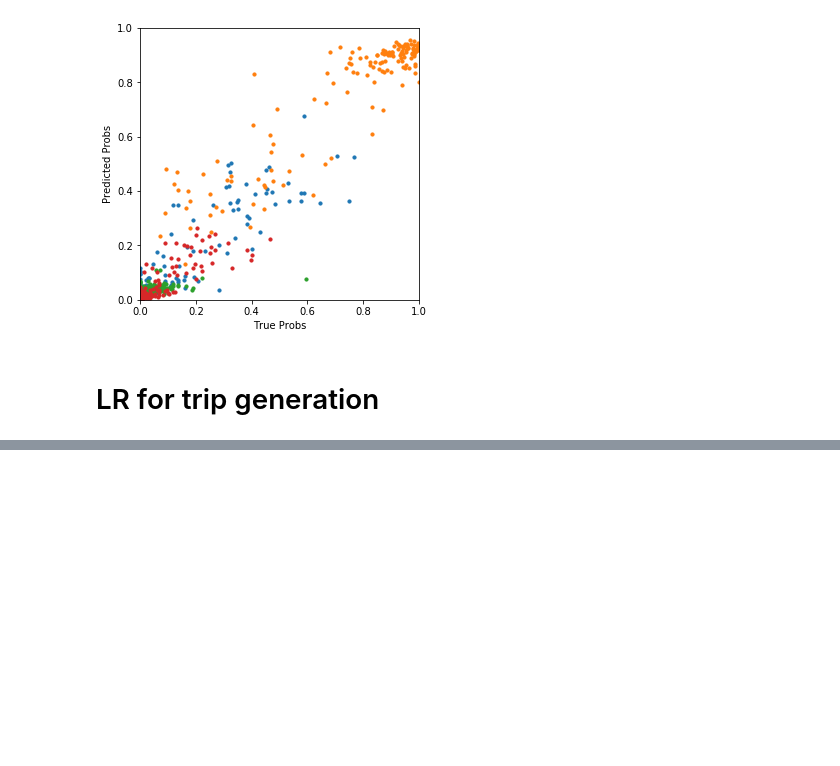
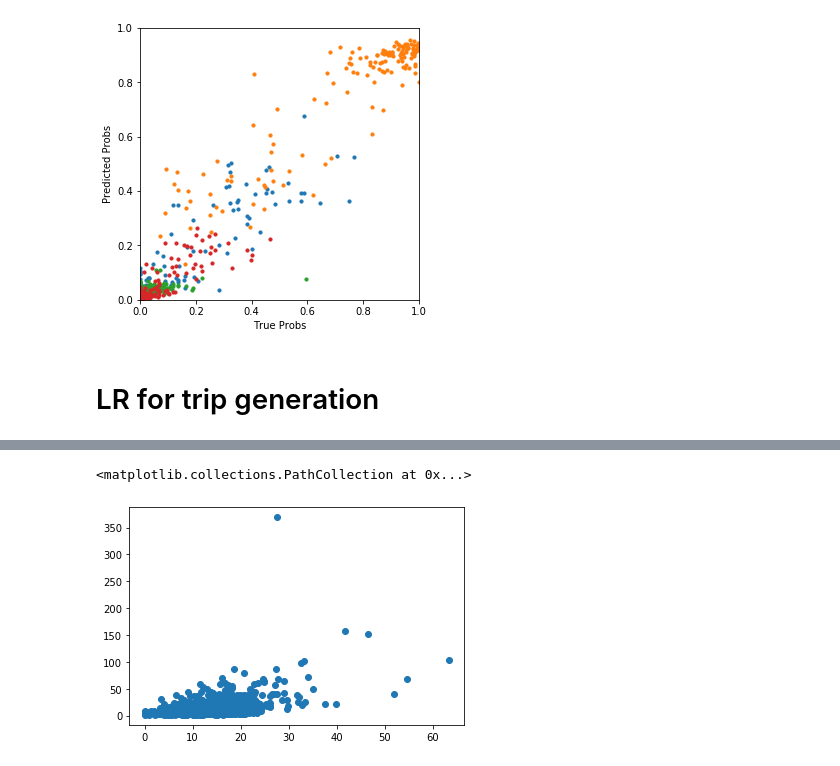
Before and after one commit to sunnyqywang/demand_image, a Jupyter notebook: PMA_2_regression_w_demo.ipynb, the cells around one changed output, grey strips where cells are left out. Drawn from its saved outputs; the diff is of its cells as text; code cells hidden in the pictures; blank space fills up the shorter version.

```diff
--- a/PMA_2_regression_w_demo.ipynb
+++ b/PMA_2_regression_w_demo.ipynb
@@ -266,0 +479,14 @@ trpgen_test =  y[train_test_index,1]
+# %%
+print("Trip Generation")
+trpgen_train =  y[~train_test_index,-1]
+trpgen_test =  y[train_test_index,-1]
+for a in [0.00005, 0.0005, 0.001, 0.005, 0.01, 0.05, 0.1, 0.5, 1, 2, 5, 8, 10, 15, 30, 50, 100, 200]:
+# for a in [0.0005, 0.05, 0.5, 5, 50, 500]:
+# for a in [0.0025]:
+    ridge = linear_model.Ridge(alpha=a)
+    ridge.fit(x_train, trpgen_train)
+#     with open(out_dir+sampling+"_"+model_code+"_regression_"+variable_names[-1]+".csv", "a") as f:
+#         f.write("%s,%s,%s,%.5f,%.4f,%.4f,%s,%s,%d,%d\n" % (model_run_date, model_type, variable_names[-1], a,
+#             ridge.score(x_train, trpgen_train), ridge.score(x_test, trpgen_test), 'ridge', zoomlevel,
+#             np.sum(ridge.coef_ != 0), len(ridge.coef_)))
+    print(a, ridge.score(x_train, trpgen_train), ridge.score(x_test, trpgen_test))
@@ -268,9 +514,9 @@ trpgen_test =  y[train_test_index,1]
 # dataloader and model definition
 
 trainset2 = SurveyDataset(torch.tensor(x_train,  dtype=torch.float), torch.tensor(trpgen_train, dtype=torch.float))
-trainloader2 = DataLoader(trainset2, batch_size=256, shuffle=True)
+trainloader2 = DataLoader(trainset2, batch_size=len(trainset2), shuffle=False)
 
 testset2 = SurveyDataset(torch.tensor(x_test, dtype=torch.float), torch.tensor(trpgen_test, dtype=torch.float))
-testloader2 = DataLoader(testset2, batch_size=len(testset), shuffle=True)
+testloader2 = DataLoader(testset2, batch_size=len(testset2), shuffle=False)
 
 mseloss = nn.MSELoss(reduction='mean')
@@ -276,0 +525,2 @@ mseloss = nn.MSELoss(reduction='mean')
+# %%
+demo_weights = torch.load(out_dir+"demo_weights.pt")
@@ -276,0 +538,2 @@ mseloss = nn.MSELoss(reduction='mean')
+# %%
+image_weights = torch.load(out_dir+"image_weights.pt")
@@ -372 +671,6 @@ for (lr, wd) in itertools.product(lr_list, wd_list):
 Early stopping at epoch 55
+# %%
+plt.scatter(pred.detach(), y_batch.detach())
+# %% [output]
+<matplotlib.collections.PathCollection at 0x...>
+[figure, added]
```
Also changed, not shown: parts of 19 cells of this notebook, 32 other files.
